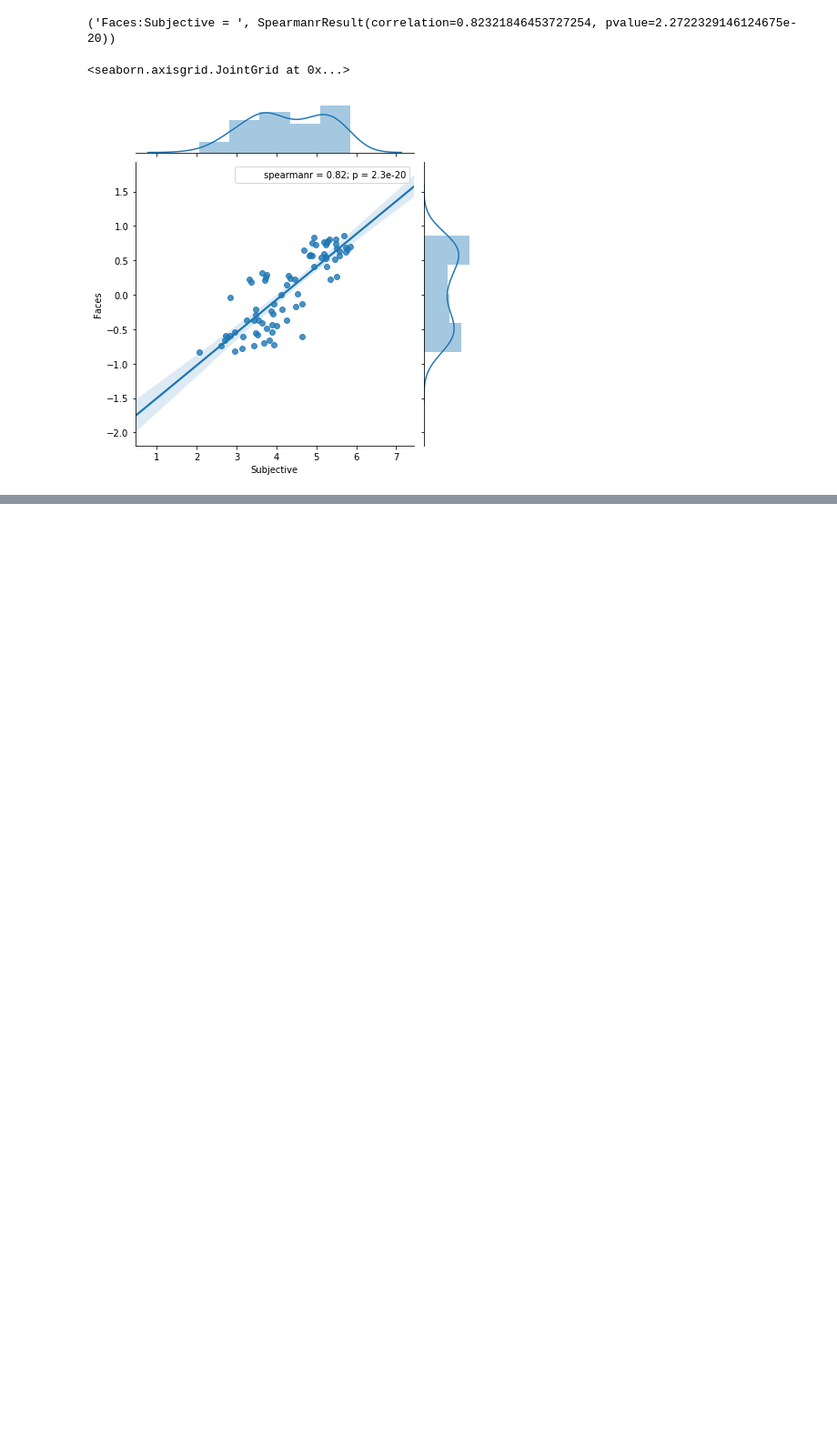
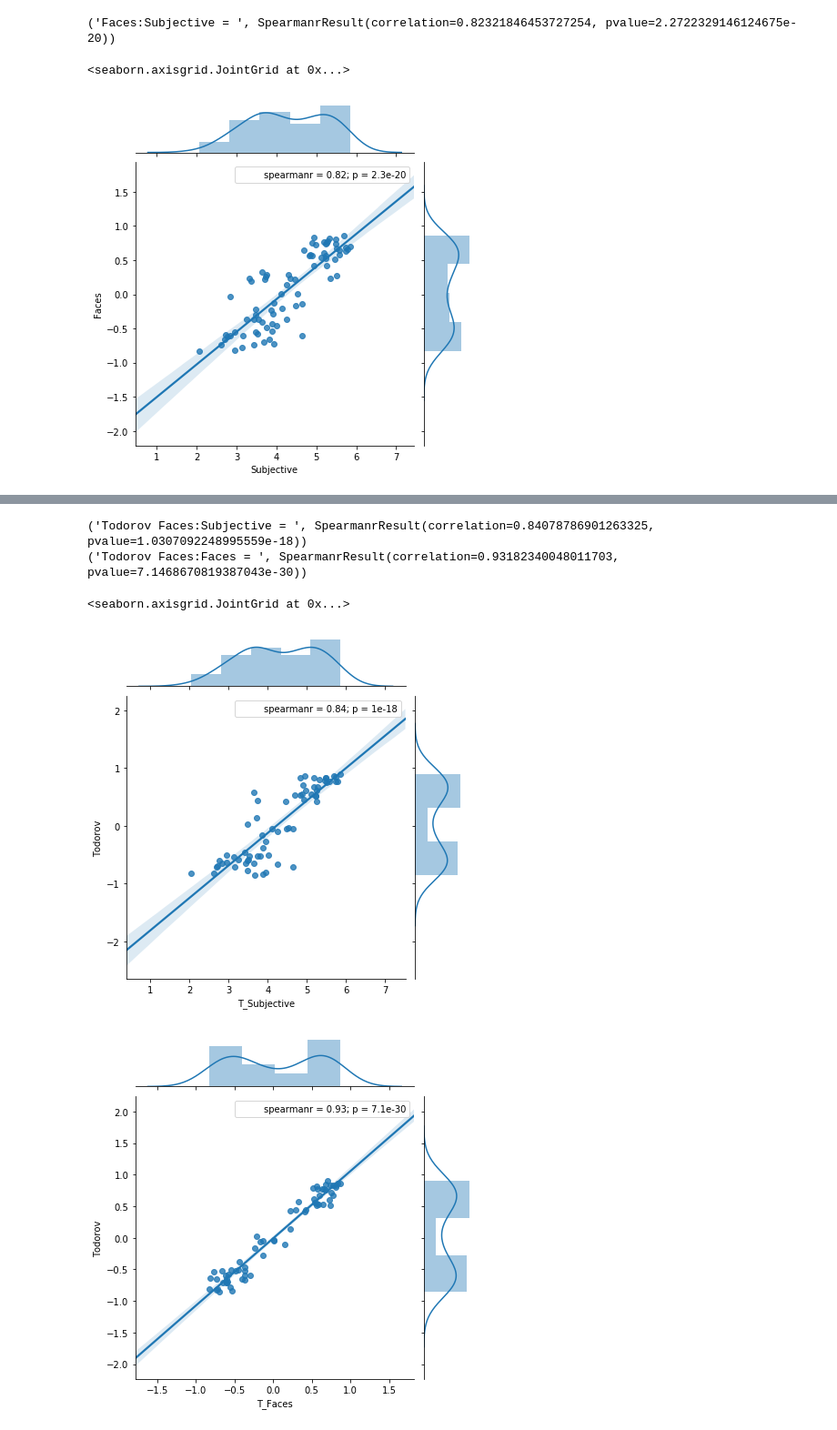
Before and after one commit to rystoli/rystoli.github.io, a Jupyter notebook: files/tl_study1.ipynb, the cells around one changed output, grey strips where cells are left out. Shown: that part at 91% size. Cells and saved outputs as stored; diff of their text form; code cells hidden in the pictures; blank space fills up the shorter version.

```diff
--- a/files/tl_study1.ipynb
+++ b/files/tl_study1.ipynb
@@ -71,0 +119,14 @@ sns.jointplot("Subjective", "Faces", data=fso, kind="reg", stat_func=spearmanr)
+# %%
+print( 'Todorov Faces:Subjective = ',
+      spearmanr(T_fso['T_Subjective'],T_fso['Todorov']) )
+sns.jointplot("T_Subjective", "Todorov", data=T_fso, kind="reg", stat_func=spearmanr)
+
+print( 'Todorov Faces:Faces = ',
+      spearmanr(T_fso['T_Faces'],T_fso['Todorov']) )
+sns.jointplot("T_Faces", "Todorov", data=T_fso, kind="reg", stat_func=spearmanr)
+# %% [output]
+('Todorov Faces:Subjective = ', SpearmanrResult(correlation=0.84078786901263325, pvalue=1.0307092248995559e-18))
+('Todorov Faces:Faces = ', SpearmanrResult(correlation=0.93182340048011703, pvalue=7.1468670819387043e-30))
+<seaborn.axisgrid.JointGrid at 0x...>
+[figure, added]
+[figure, added]
```
Also changed, not shown: parts of 6 cells of this notebook.
